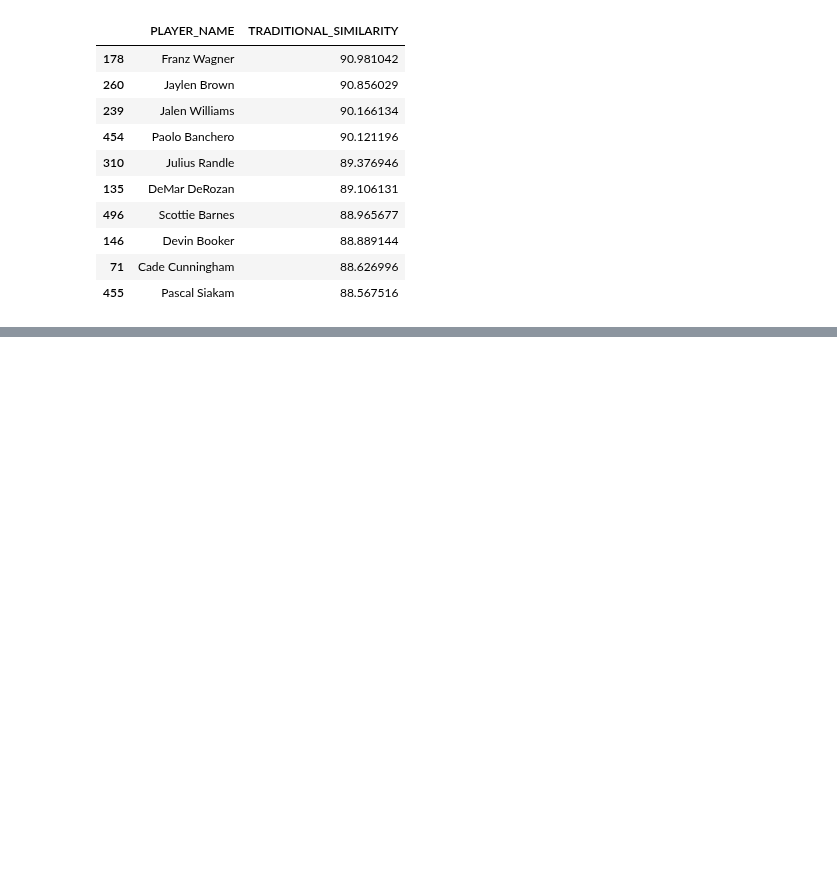
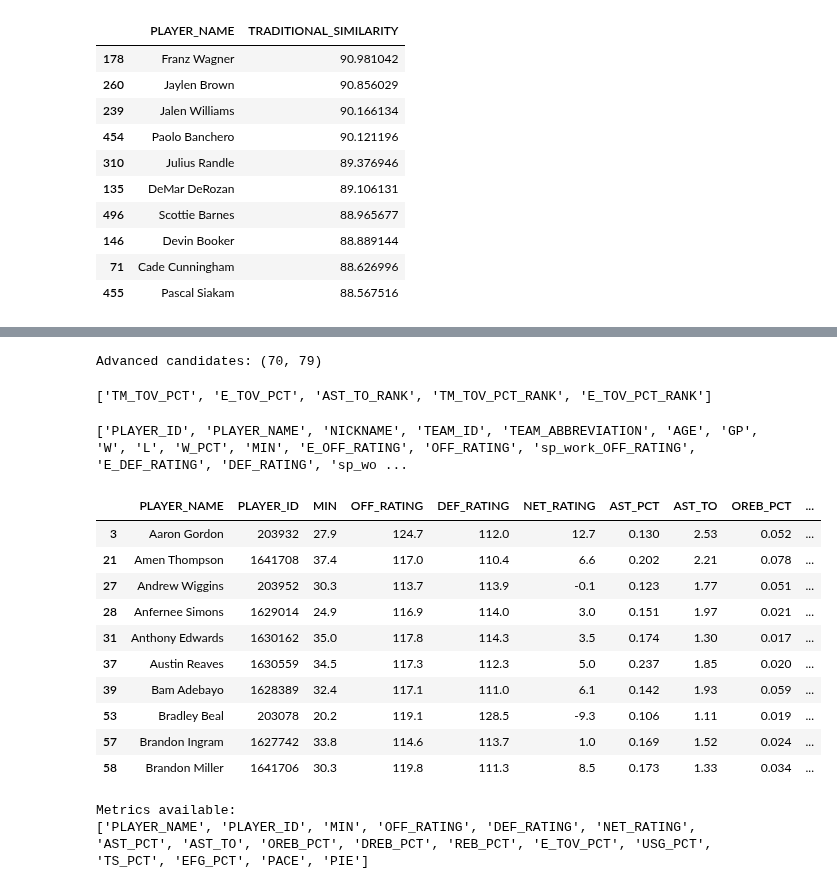
Before and after one commit to bo-aryan/kobe-similarity-analysis, a Jupyter notebook: notebooks/day03_kobe_reference.ipynb, the cells around one changed output, grey strips where cells are left out. Drawn from its saved outputs; the diff is of its cells as text; code cells hidden in the pictures; blank space fills up the shorter version.

```diff
--- a/notebooks/day03_kobe_reference.ipynb
+++ b/notebooks/day03_kobe_reference.ipynb
@@ -656,0 +863,3 @@ candidate_stats[
+# %%
+for i, col in enumerate(advanced_stats.columns):
+    print(i, col)
@@ -656,0 +900,10 @@ candidate_stats[
+# %%
+advanced_stats = leaguedashplayerstats.LeagueDashPlayerStats(
+    season="2025-26",
+    season_type_all_star="Regular Season",
+    measure_type_detailed_defense="Advanced",
+    per_mode_detailed="PerGame"
+).get_data_frames()[0]
+
+print("Shape:", advanced_stats.shape)
+print(advanced_stats.columns.tolist())
@@ -656,0 +931,62 @@ candidate_stats[
+# %%
+
+advanced_candidates = advanced_stats[
+    advanced_stats["PLAYER_ID"].isin(candidate_pool["PLAYER_ID"])
+].copy()
+
+print("Advanced candidates:", advanced_candidates.shape)
+# %% [output]
+Advanced candidates: (70, 79)
+# %%
+[col for col in advanced_candidates.columns if "TOV" in col or "TO_" in col]
+# %% [output]
+['TM_TOV_PCT', 'E_TOV_PCT', 'AST_TO_RANK', 'TM_TOV_PCT_RANK', 'E_TOV_PCT_RANK']
+# %%
+print(advanced_candidates.columns.tolist())
+# %% [output]
+['PLAYER_ID', 'PLAYER_NAME', 'NICKNAME', 'TEAM_ID', 'TEAM_ABBREVIATION', 'AGE', 'GP', 'W', 'L', 'W_PCT', 'MIN', 'E_OFF_RATING', 'OFF_RATING', 'sp_work_OFF_RATING', 'E_DEF_RATING', 'DEF_RATING', 'sp_wo ...
+# %%
+advanced_metric_columns = [
+    "PLAYER_NAME",
+    "PLAYER_ID",
+    "MIN",
+    "OFF_RATING",
+    "DEF_RATING",
+    "NET_RATING",
+    "AST_PCT",
+    "AST_TO",
+    "OREB_PCT",
+    "DREB_PCT",
+    "REB_PCT",
+    "E_TOV_PCT",
+    "USG_PCT",
+    "TS_PCT",
+    "EFG_PCT",
+    "PACE",
+    "PIE"
+]
+
+available_advanced_metrics = [
+    col for col in advanced_metric_columns
+    if col in advanced_candidates.columns
+]
+
+advanced_candidates[available_advanced_metrics].head(10)
+# %% [output]
+|  | PLAYER_NAME | PLAYER_ID | MIN | OFF_RATING | DEF_RATING | NET_RATING | AST_PCT | AST_TO | OREB_PCT | ... |
+| 3 | Aaron Gordon | 203932 | 27.9 | 124.7 | 112.0 | 12.7 | 0.130 | 2.53 | 0.052 | ... |
+| 21 | Amen Thompson | 1641708 | 37.4 | 117.0 | 110.4 | 6.6 | 0.202 | 2.21 | 0.078 | ... |
+| 27 | Andrew Wiggins | 203952 | 30.3 | 113.7 | 113.9 | -0.1 | 0.123 | 1.77 | 0.051 | ... |
+| 28 | Anfernee Simons | 1629014 | 24.9 | 116.9 | 114.0 | 3.0 | 0.151 | 1.97 | 0.021 | ... |
+| 31 | Anthony Edwards | 1630162 | 35.0 | 117.8 | 114.3 | 3.5 | 0.174 | 1.30 | 0.017 | ... |
+| 37 | Austin Reaves | 1630559 | 34.5 | 117.3 | 112.3 | 5.0 | 0.237 | 1.85 | 0.020 | ... |
+| 39 | Bam Adebayo | 1628389 | 32.4 | 117.1 | 111.0 | 6.1 | 0.142 | 1.93 | 0.059 | ... |
+| 53 | Bradley Beal | 203078 | 20.2 | 119.1 | 128.5 | -9.3 | 0.106 | 1.11 | 0.019 | ... |
+| 57 | Brandon Ingram | 1627742 | 33.8 | 114.6 | 113.7 | 1.0 | 0.169 | 1.52 | 0.024 | ... |
+| 58 | Brandon Miller | 1641706 | 30.3 | 119.8 | 111.3 | 8.5 | 0.173 | 1.33 | 0.034 | ... |
+# %%
+print("Metrics available:")
+print(available_advanced_metrics)
+# %% [output]
+Metrics available:
+['PLAYER_NAME', 'PLAYER_ID', 'MIN', 'OFF_RATING', 'DEF_RATING', 'NET_RATING', 'AST_PCT', 'AST_TO', 'OREB_PCT', 'DREB_PCT', 'REB_PCT', 'E_TOV_PCT', 'USG_PCT', 'TS_PCT', 'EFG_PCT', 'PACE', 'PIE']
```
Also changed, not shown: parts of 47 cells of this notebook, 2 other files.
